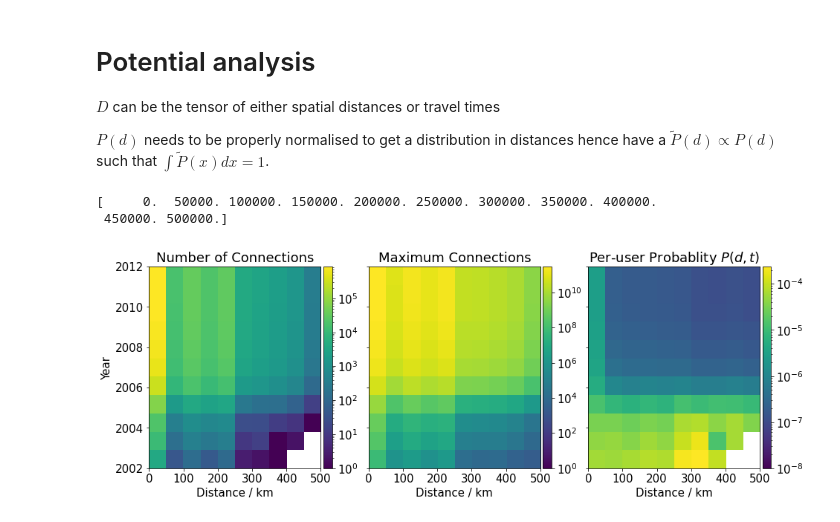
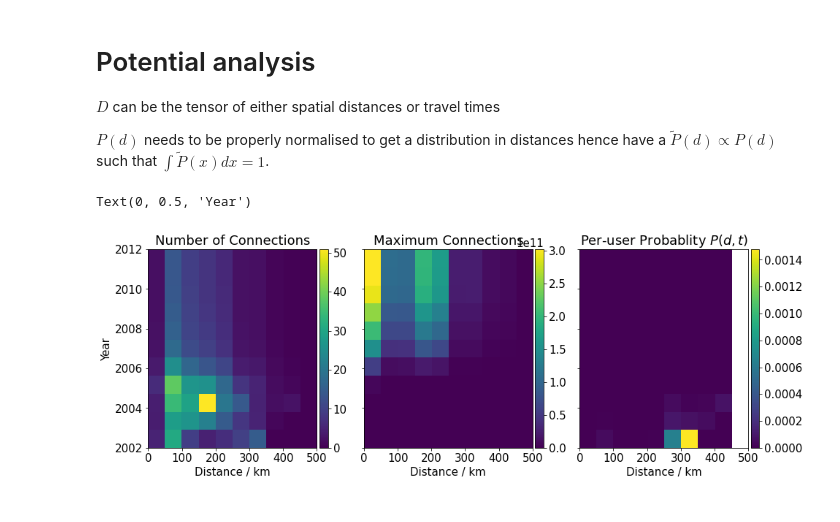
Before and after one commit to yasamanasgarii/wwcs-2022-memory-of-social-connections, a Jupyter notebook: analysis/analysis.ipynb, the cells around one changed output. Drawn from its saved outputs; the diff is of its cells as text; code cells hidden in the pictures.

```diff
--- a/analysis/analysis.ipynb
+++ b/analysis/analysis.ipynb
@@ -72,12 +54,12 @@ reduced_df.head()
 # %%
 Years = list(reduced_df['RegYear'].unique())
-Graph_list = [nx.to_numpy_array(nx.from_pandas_edgelist(reduced_df[reduced_df['RegYear']==year],
+Connections_list = [nx.to_numpy_array(nx.from_pandas_edgelist(reduced_df[reduced_df['RegYear']==year],
                                                         source='InvitorCityId',target='CityId',edge_attr='w',
-                                                        create_using=nx.DiGraph),weight='w',dtype=int)
+                                                        create_using=nx.DiGraph),weight='w',dtype=int,nodelist=iwiw_codes)
              for year in Years]
 
 # asymmetric, weighted tensor of size T x N x N
-W = np.array(Graph_list)
+W = np.array(Connections_list)
 
 # asymmetric, normalised tensor
 W_norm = np.zeros_like(W,dtype='float64')
@@ -245,54 +301,55 @@ def distance_distribution(D,S,n,bins=50,bar=False,t=None):
     else:
         P_tilde = [per_user_probability_t(D,S,n,bins[i],bins[i+1],t) for i in range(len(bins)-1)]
     return P_tilde/np.sum(P_tilde)#,bins
+# %%
+T = np.arange(2002,2013)
+# d = np.linspace(D.min(),D.max()+1,num=bins)
+d = np.arange(0,5.5e5,5e4)/1000
+# bins = 10
+s = np.zeros([11,len(d)-1])
+s_p = np.zeros([11,len(d)-1])
+
+for t,tp in enumerate(T):
+    for d_ind,d_val in enumerate(d[:-1]):
+        mask = (D[t,:,:]>=d[d_ind])&(D[t,:,:]<d[d_ind+1])
+#         s[t,d_ind] = np.triu(S[t,:,:]*mask).sum()
+        s[t,d_ind] = np.triu(S_norm[t,:,:]*mask).sum()
+        s_p[t,d_ind] = (np.outer(n[t,:],n[t,:])*mask).sum()
 # %%
-T = np.arange(2002,2013)
-# d = np.linspace(D.min(),D.max()+1,num=bins)
-d = np.arange(0,5.5e5,5e4)
-# bins = 10
-s = np.zeros([11,len(d)-1])
-s_p = np.zeros([11,len(d)-1])
-
-for t,tp in enumerate(T):
-    for d_ind,d_val in enumerate(d[:-1]):
-        mask = (D[t,:,:]>=d[d_ind])&(D[t,:,:]<d[d_ind+1])
-        s[t,d_ind] = np.triu(S[t,:,:]*mask).sum()
-        s_p[t,d_ind] = (np.outer(n[t,:],n[t,:])*mask).sum()
-
-
 fig,axs = plt.subplots(figsize=(15,5),ncols=3,sharey=True)
 szzz = [s,s_p,s/s_p]
 labels = ['Number of Connections','Maximum Connections','Per-user Probablity $P(d,t)$']
 
-print(d)
+# print(d)
 for i in range(2):
     im = axs[i].imshow(szzz[i],
-                       extent=[min(d)/1000,max(d)/1000,2002,2012],
-                       aspect='auto',origin='lower',
-                       norm=LogNorm(vmin=1,
-                                    vmax=np.max(szzz[i])))
+                       extent=[min(d),max(d),2002,2012],
+                       aspect='auto',origin='lower'
+#                        ,norm=LogNorm(vmin=1,
+#                                     vmax=np.max(szzz[i]))
+                      )
 #     axs[i].set_colorbar(im)
     axs[i].set_xlabel('Distance / km')
     divider = make_axes_locatable(axs[i])
     cax = divider.append_axes('right', size='5%', pad=0.05)
     fig.colorbar(im, cax=cax, orientation='vertical')
     axs[i].set_title(labels[i])
 for i in range(2,3):
     im = axs[i].imshow(szzz[i],
-                       extent=[min(d)/1000,max(d)/1000,2002,2012],
-                       aspect='auto',origin='lower',
-                       norm=LogNorm(vmin=1e-8,
-                                    vmax=np.max(szzz[i])))
+                       extent=[min(d),max(d),2002,2012],
+                       aspect='auto',origin='lower'
+#                        ,norm=LogNorm(vmin=1e-8,
+#                                     vmax=np.max(szzz[i]))
+                      )
 #     axs[i].set_colorbar(im)
     axs[i].set_xlabel('Distance / km')
     divider = make_axes_locatable(axs[i])
     cax = divider.append_axes('right', size='5%', pad=0.05)
     fig.colorbar(im, cax=cax, orientation='vertical')
     axs[i].set_title(labels[i])
 axs[0].set_ylabel('Year')
 
-fig.savefig("Per User Probability.png",bbox_inches='tight')
+# fig.savefig("Per User Probability s=S_norm_withloops,finer bins.png",bbox_inches='tight')
 # %% [output]
-[     0.  50000. 100000. 150000. 200000. 250000. 300000. 350000. 400000.
- 450000. 500000.]
+Text(0, 0.5, 'Year')
-[figure, old version]
+[figure, new version]
```
Also changed, not shown: parts of 29 cells of this notebook, 1 other file.
